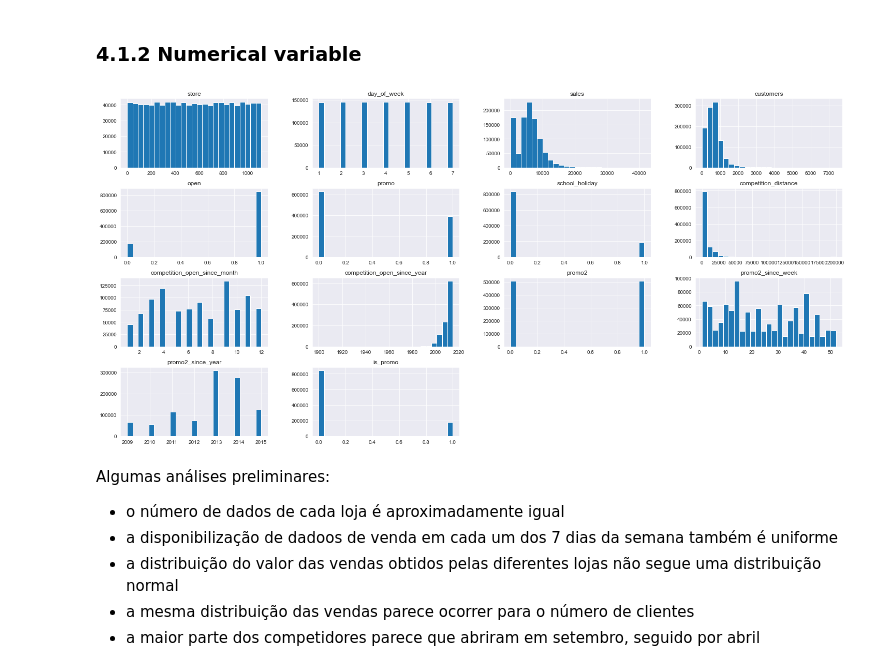
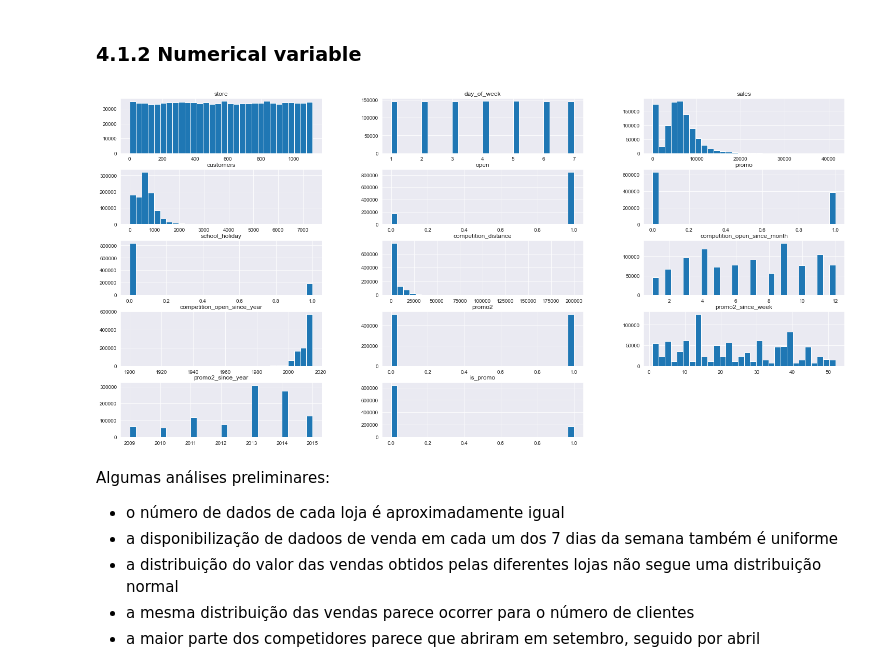
Before and after one commit to renato-favarin/ds_em_producao, a Jupyter notebook: ds_em_producao.ipynb, the cells around one changed output. Drawn from its saved outputs; the diff is of its cells as text; code cells hidden in the pictures.

```diff
--- a/ds_em_producao.ipynb
+++ b/ds_em_producao.ipynb
@@ -623,9 +572,10 @@ O p valor de c é 0.0
 # %% [markdown]
 ### 4.1.2 Numerical variable
 # %%
-num_attributes.hist(bins=25, figsize = (25,12));
+ax = num_attributes.hist(bins=30, figsize = (25,12), layout=(5,3));
+plt.show()
 # %% [output]
-[figure, old version]
+[figure, new version]
 # %% [markdown]
 Algumas análises preliminares:
 - o número de dados de cada loja é aproximadamente igual
```
Also changed, not shown: parts of 4 cells of this notebook.
